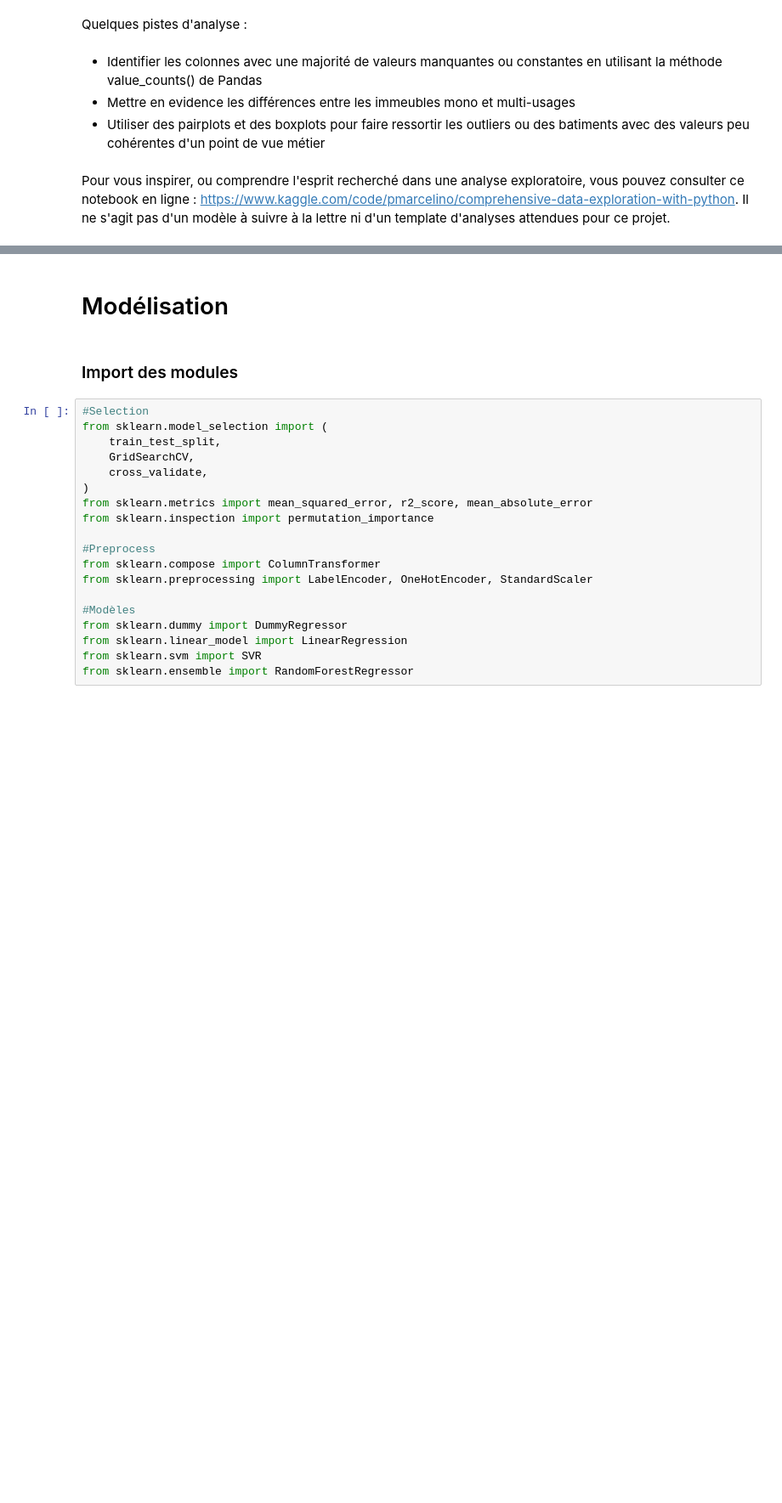
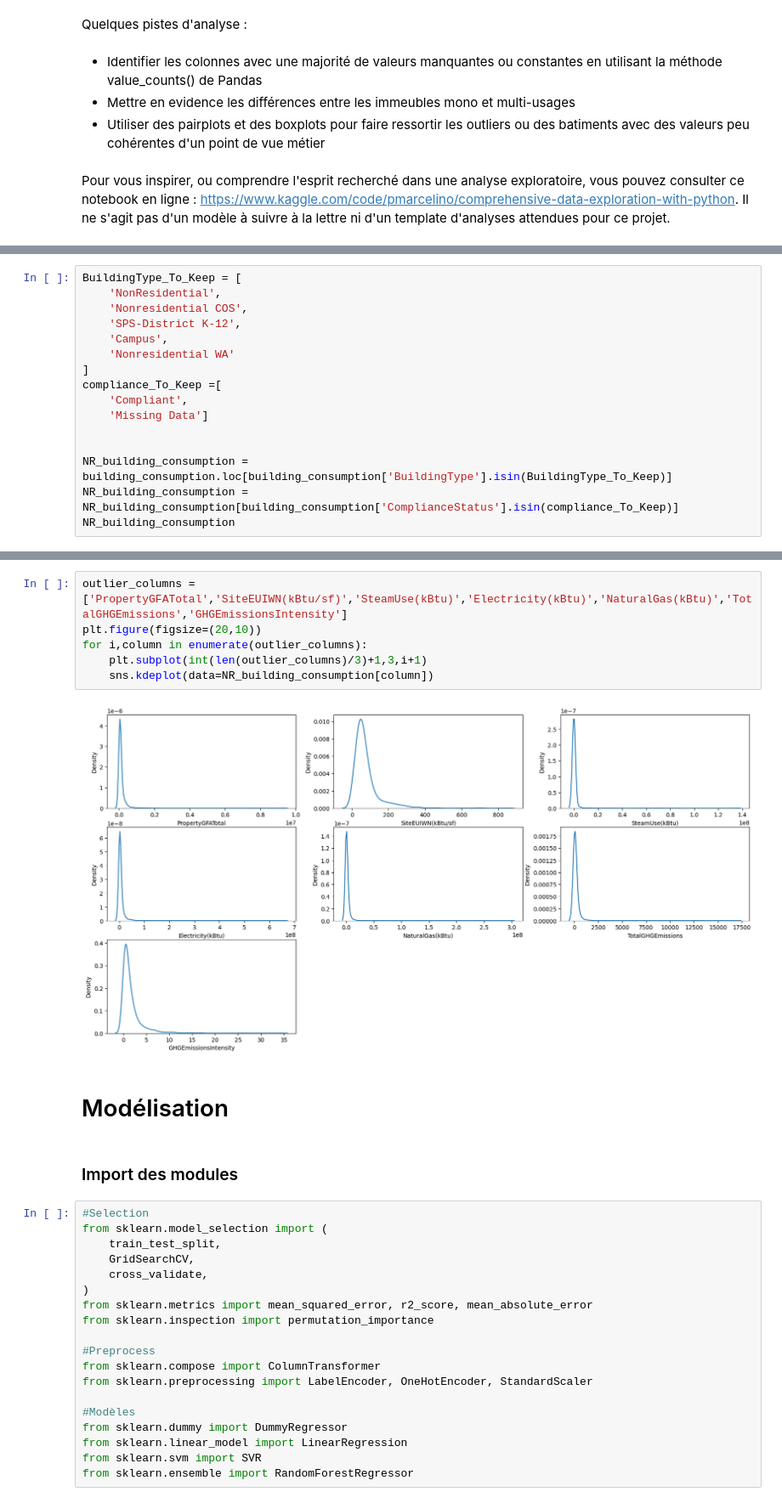
Before and after one commit to RandomFab/SEATLE, a Jupyter notebook: P3_template_modelistation_supervisee_data_scientist.ipynb, the cells around one changed output, grey strips where cells are left out. Shown: that part at 85% size. Drawn from its saved outputs; the diff is of its cells as text; blank space fills up the shorter version.

Commit message:
outlier

```diff
--- a/P3_template_modelistation_supervisee_data_scientist.ipynb
+++ b/P3_template_modelistation_supervisee_data_scientist.ipynb
@@ -89,0 +62,16 @@ print(NR_building_consumption['BuildingType'].unique())
+# %%
+BuildingType_To_Keep = [
+    'NonResidential',
+    'Nonresidential COS',
+    'SPS-District K-12',
+    'Campus',
+    'Nonresidential WA'
+]
+compliance_To_Keep =[
+    'Compliant',
+    'Missing Data']
+
+
+NR_building_consumption = building_consumption.loc[building_consumption['BuildingType'].isin(BuildingType_To_Keep)]
+NR_building_consumption = NR_building_consumption[building_consumption['ComplianceStatus'].isin(compliance_To_Keep)]
+NR_building_consumption
@@ -90,3 +92,11 @@ print(NR_building_consumption['BuildingType'].unique())
+# %%
+outlier_columns = ['PropertyGFATotal','SiteEUIWN(kBtu/sf)','SteamUse(kBtu)','Electricity(kBtu)','NaturalGas(kBtu)','TotalGHGEmissions','GHGEmissionsIntensity']
+plt.figure(figsize=(20,10))
+for i,column in enumerate(outlier_columns):
+    plt.subplot(int(len(outlier_columns)/3)+1,3,i+1)
+    sns.kdeplot(data=NR_building_consumption[column])
+# %% [output]
+[figure, added]
 # %% [markdown]
 # Modélisation
 # %% [markdown]
```
Also changed, not shown: parts of 3 cells of this notebook.
